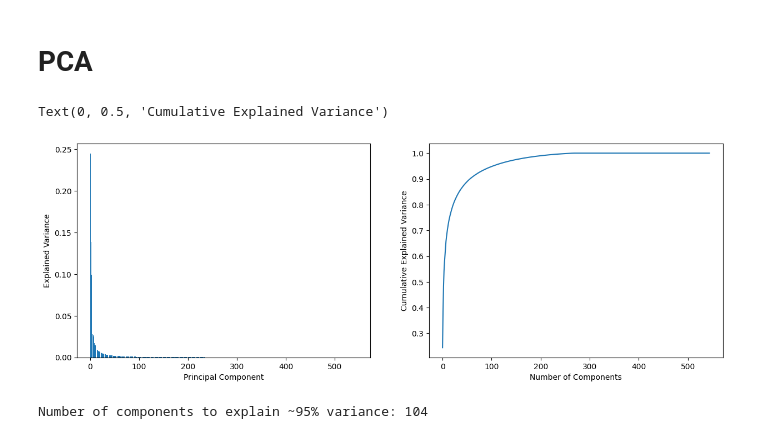
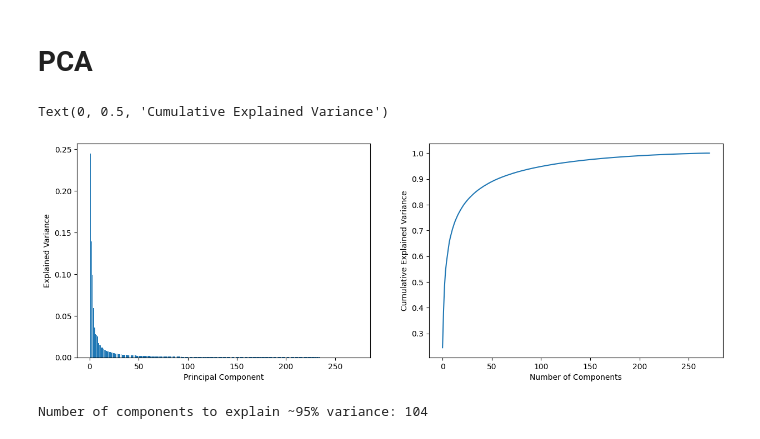
Before and after one commit to s243933/Kareninator, a Jupyter notebook: analyze_ratings.ipynb, the cells around one changed output. Saved outputs shown, nothing was run; the diff lists cells and outputs as text; code cells hidden in the pictures.

```diff
--- a/analyze_ratings.ipynb
+++ b/analyze_ratings.ipynb
@@ -41,0 +50,5 @@ image_folder = r"C:\Users\desus\OneDrive - Danmarks Tekniske Universitet\Fall_20
+# %%
+avg_ratings_tester_1 = tester_1.groupby('Image')['Rating'].mean().reset_index()
+avg_ratings_tester_2 = tester_2.groupby('Image')['Rating'].mean().reset_index()
+avg_ratings = pd.merge(avg_ratings_tester_1, avg_ratings_tester_2, on='Image', suffixes=('_tester_1', '_tester_2'))
+avg_ratings['Average_Rating'] = avg_ratings[['Rating_tester_1', 'Rating_tester_2']].mean(axis=1)
@@ -47,6 +69,6 @@ J = np.array([]).reshape(0, 100*100)  # Assuming images are 64x64 pixels
 # %%
 # Add each image that is rated to matrix J -> each row is a flattened image
-for img_file in images_list:
+for img_file in avg_ratings['Image'].tolist():
     img = Image.open(os.path.join(image_folder, img_file))
     img_array = np.array(img).flatten()
     J = np.vstack([J, img_array])
@@ -76,25 +98,27 @@ array([[-37.96513761, -34.4587156 , -29.91192661, ..., -50.90825688,
 # %% [markdown]
 # PCA
+# %%
+n_tot_components = min(J_centered.shape)  # Number of components cannot exceed the smaller dimension
 # %%
-# Do PCA on the centered data (all possible components = min(n_samples, n_features))
-pca = PCA(n_components=545)
+# Do PCA on the centered data (all components)
+pca = PCA(n_components=n_tot_components)
 scores = pca.fit_transform(J_centered)
 components = pca.components_
 # %%
 fig, ax = plt.subplots(1, 2, figsize=(15, 5))
 
 # Plot explained variance
-ax[0].bar(range(1, 546), pca.explained_variance_ratio_)
+ax[0].bar(range(1, n_tot_components+1), pca.explained_variance_ratio_)
 ax[0].set_xlabel('Principal Component')
 ax[0].set_ylabel('Explained Variance')
 
 # Plot cumulative explained variance
 ax[1].plot(np.cumsum(pca.explained_variance_ratio_))
 ax[1].set_xlabel('Number of Components')
 ax[1].set_ylabel('Cumulative Explained Variance')
 # %% [output]
 Text(0, 0.5, 'Cumulative Explained Variance')
-[figure, old version]
+[figure, new version]
 # %%
 # Select number of components to explain approx. 90% variance
 n_components_95 = np.argmax(np.cumsum(pca.explained_variance_ratio_) >= 0.95) + 1
```
Also changed, not shown: parts of 18 cells of this notebook, 2 other files.
